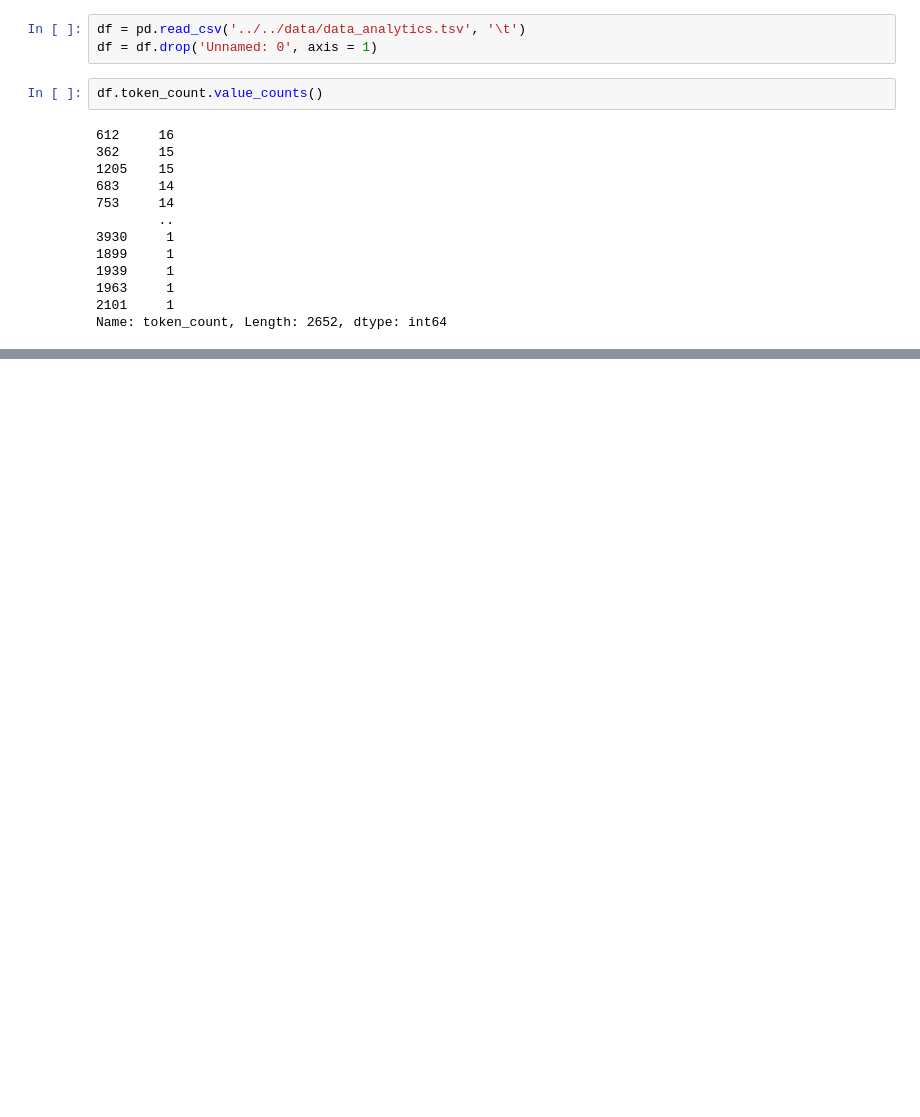
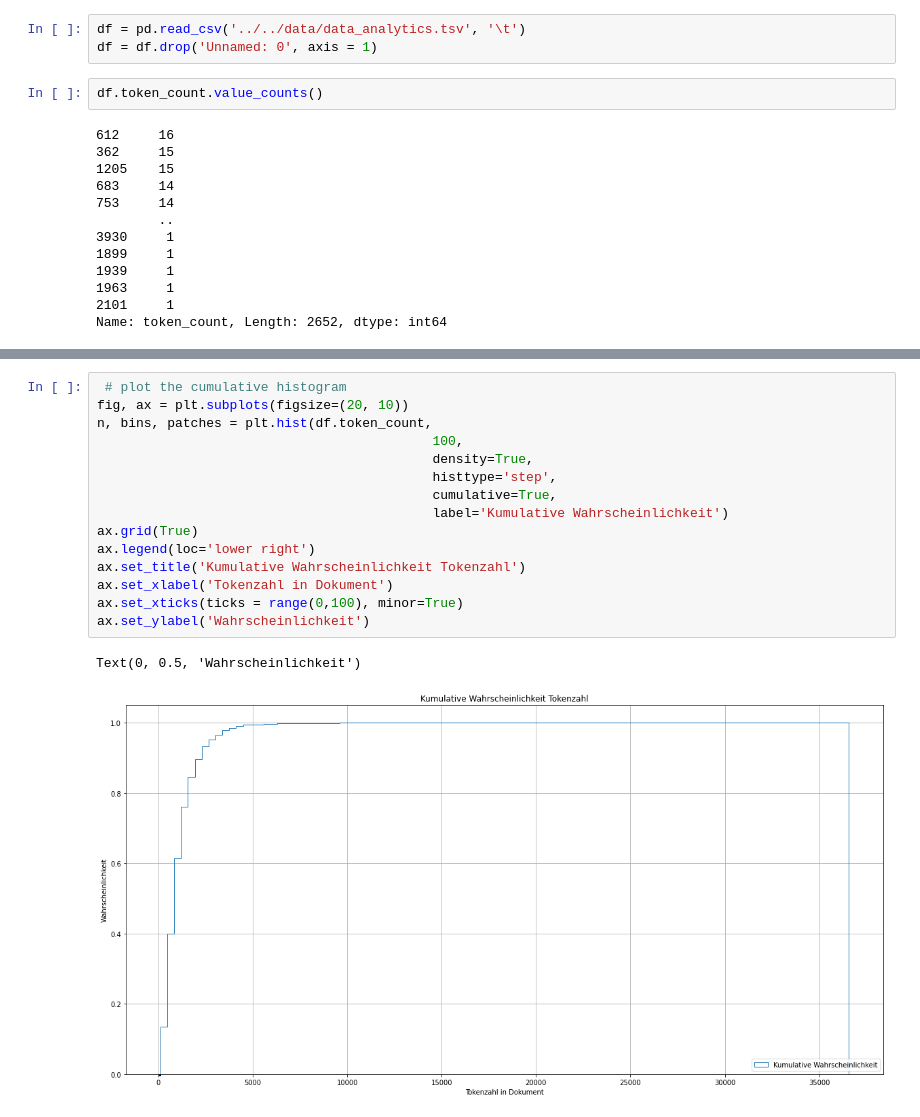
Before and after one commit to Pol-Zeimet/ma-information-extraction-codebase, a Jupyter notebook: baseline_pipeline/source/notebooks/Data Analysis.ipynb, the cells around one changed output, grey strips where cells are left out. Saved outputs shown, nothing was run; the diff lists cells and outputs as text; blank space fills up the shorter version.

```diff
--- a/baseline_pipeline/source/notebooks/Data Analysis.ipynb
+++ b/baseline_pipeline/source/notebooks/Data Analysis.ipynb
@@ -81,0 +41,18 @@ plt.hist([df.advertiser_maxval_distinct_count,df.advertiser_75perc_distinct_coun
+# %%
+ # plot the cumulative histogram
+fig, ax = plt.subplots(figsize=(20, 10))
+n, bins, patches = plt.hist(df.token_count,
+                                           100,
+                                           density=True,
+                                           histtype='step',
+                                           cumulative=True,
+                                           label='Kumulative Wahrscheinlichkeit')
+ax.grid(True)
+ax.legend(loc='lower right')
+ax.set_title('Kumulative Wahrscheinlichkeit Tokenzahl')
+ax.set_xlabel('Tokenzahl in Dokument')
+ax.set_xticks(ticks = range(0,100), minor=True)
+ax.set_ylabel('Wahrscheinlichkeit')
+# %% [output]
+Text(0, 0.5, 'Wahrscheinlichkeit')
+[figure, added]
```
Also changed, not shown: parts of 7 cells of this notebook, 2 other files.
